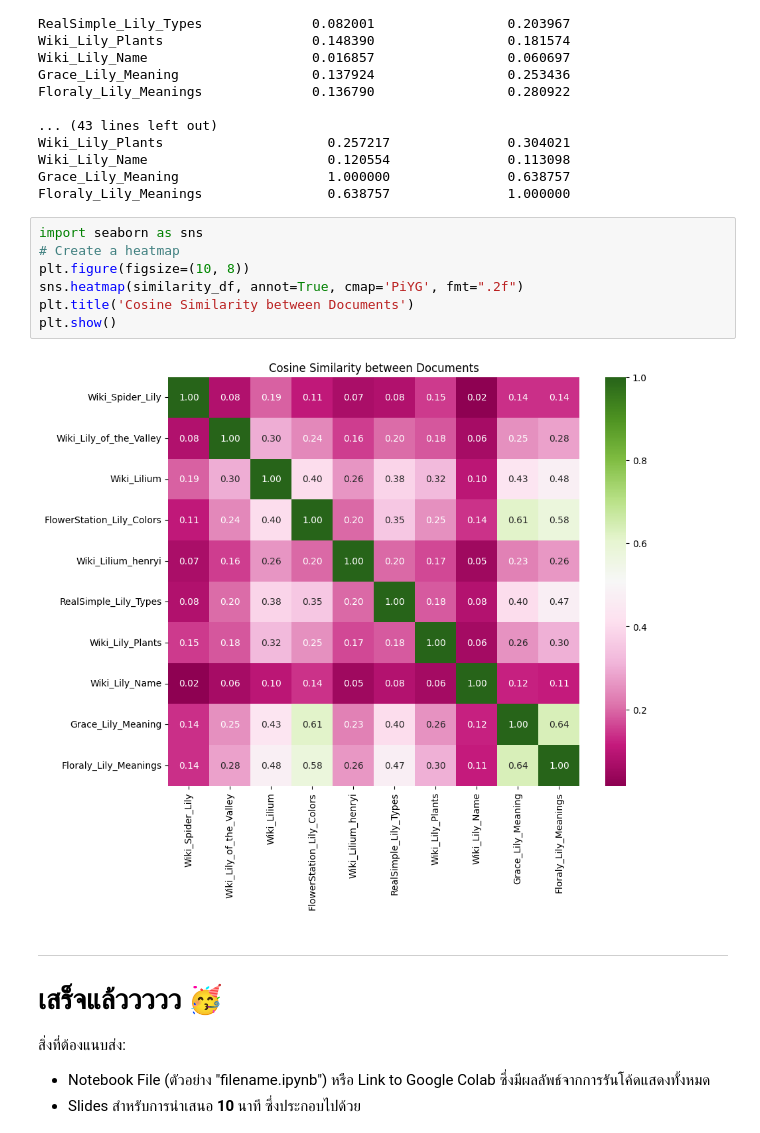
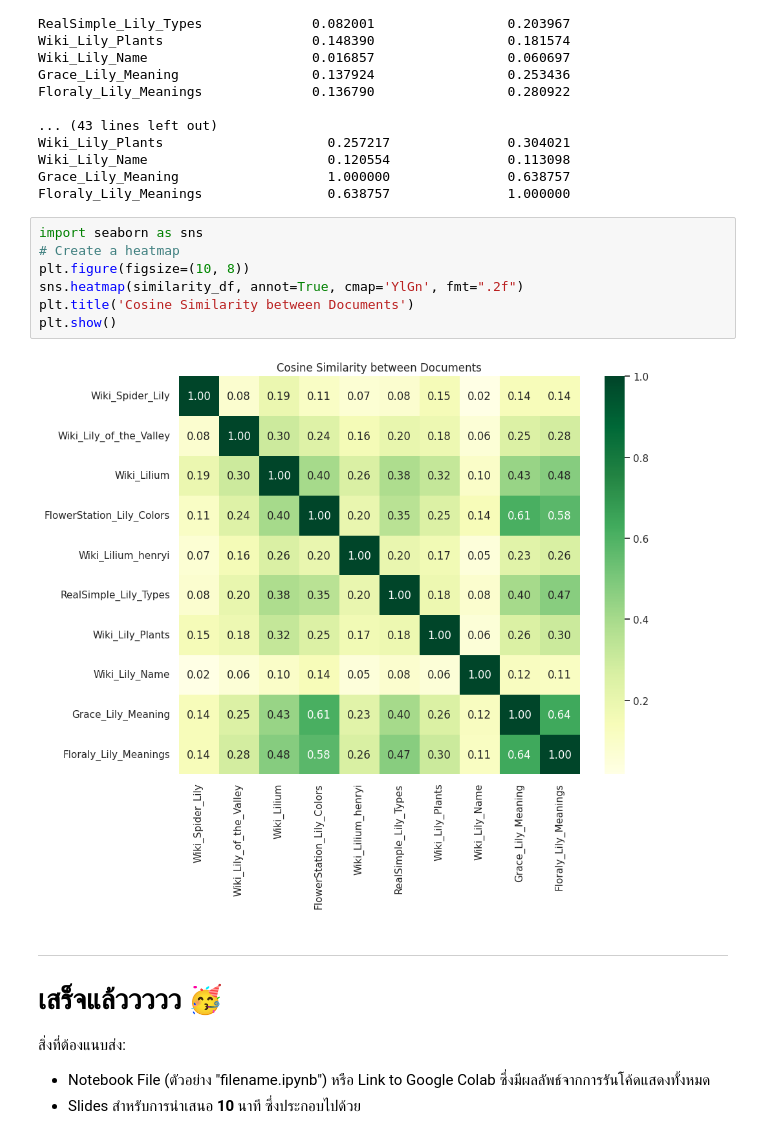
Before and after one commit to punramon/Data-Warehouse-and-Big-Data-Analytics-, a Jupyter notebook: Text_Analytics_อยากเป็นนักเก็ต.ipynb, the cells around one changed output. Cells and saved outputs as stored; diff of their text form.

```diff
--- a/Text_Analytics_อยากเป็นนักเก็ต.ipynb
+++ b/Text_Analytics_อยากเป็นนักเก็ต.ipynb
@@ -1065,12 +1078,12 @@ Floraly_Lily_Meanings                0.638757               1.000000
 # %%
 import seaborn as sns
 # Create a heatmap
 plt.figure(figsize=(10, 8))
-sns.heatmap(similarity_df, annot=True, cmap='PiYG', fmt=".2f")
+sns.heatmap(similarity_df, annot=True, cmap='YlGn', fmt=".2f")
 plt.title('Cosine Similarity between Documents')
 plt.show()
 # %% [output]
-[figure, old version]
+[figure, new version]
 # %% [markdown]
 -----------------
 # เสร็จแล้ววววว 🥳
```
Also changed, not shown: parts of 20 cells of this notebook.
